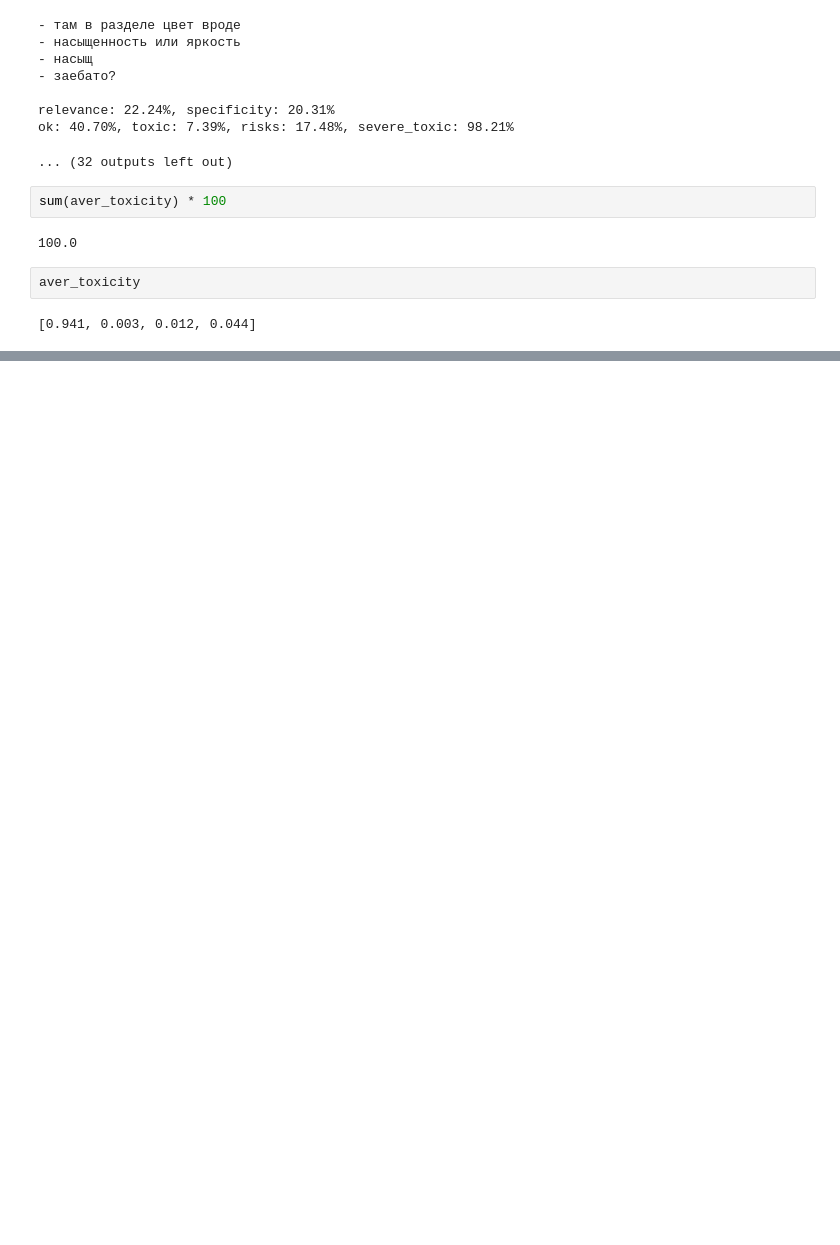
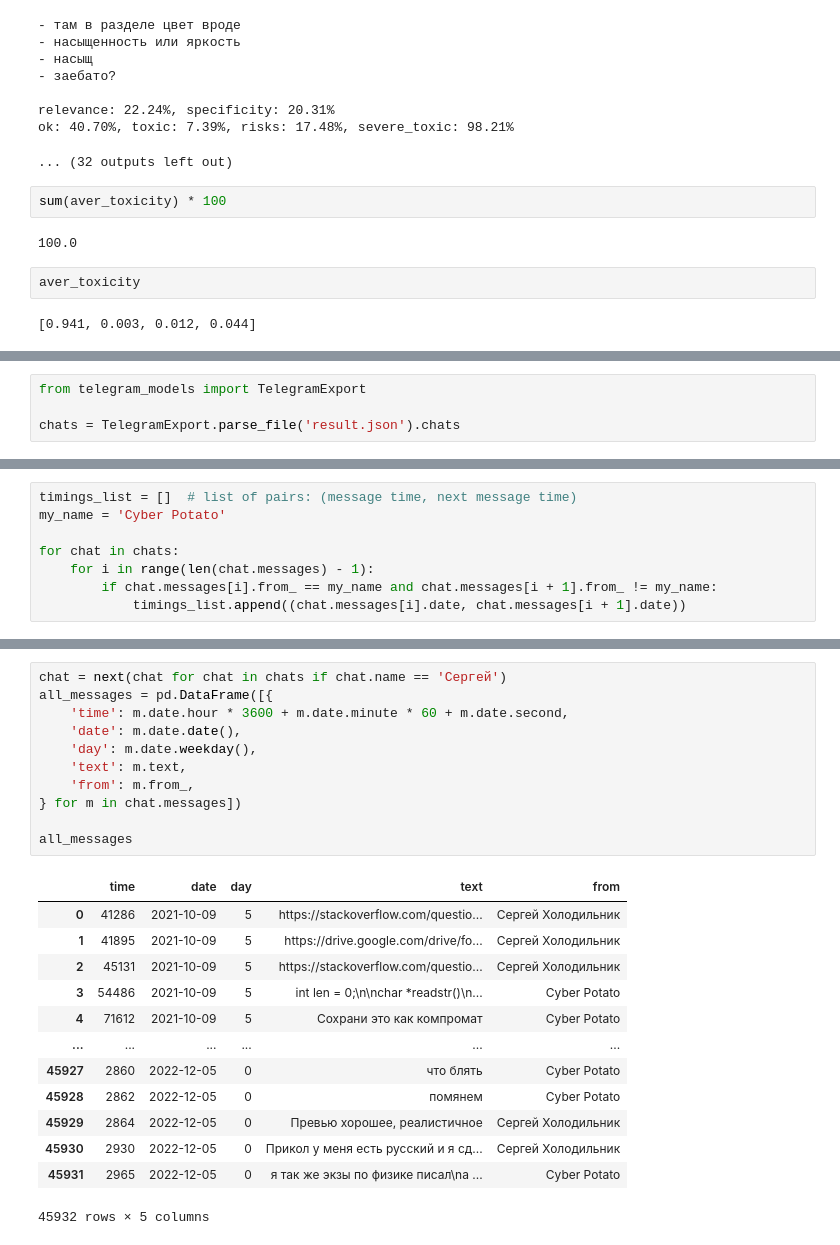
Before and after one commit to suai-ai/dialog-parser, a Jupyter notebook: dataset_gen.ipynb, the cells around one changed output, grey strips where cells are left out. Cells and saved outputs as stored; diff of their text form; blank space fills up the shorter version.

```diff
--- a/dataset_gen.ipynb
+++ b/dataset_gen.ipynb
@@ -311,0 +314,4 @@ aver_toxicity
+# %%
+from telegram_models import TelegramExport
+
+chats = TelegramExport.parse_file('result.json').chats
@@ -311,0 +333,8 @@ aver_toxicity
+# %%
+timings_list = []  # list of pairs: (message time, next message time)
+my_name = 'Cyber Potato'
+
+for chat in chats:
+    for i in range(len(chat.messages) - 1):
+        if chat.messages[i].from_ == my_name and chat.messages[i + 1].from_ != my_name:
+            timings_list.append((chat.messages[i].date, chat.messages[i + 1].date))
@@ -311,0 +385,25 @@ aver_toxicity
+# %%
+chat = next(chat for chat in chats if chat.name == 'Сергей')
+all_messages = pd.DataFrame([{
+    'time': m.date.hour * 3600 + m.date.minute * 60 + m.date.second,
+    'date': m.date.date(),
+    'day': m.date.weekday(),
+    'text': m.text,
+    'from': m.from_,
+} for m in chat.messages])
+
+all_messages
+# %% [output]
+|  | time | date | day | text | from |
+| 0 | 41286 | 2021-10-09 | 5 | https://stackoverflow.com/questio... | Сергей Холодильник |
+| 1 | 41895 | 2021-10-09 | 5 | https://drive.google.com/drive/fo... | Сергей Холодильник |
+| 2 | 45131 | 2021-10-09 | 5 | https://stackoverflow.com/questio... | Сергей Холодильник |
+| 3 | 54486 | 2021-10-09 | 5 | int len = 0;\n\nchar *readstr()\n... | Cyber Potato |
+| 4 | 71612 | 2021-10-09 | 5 | Сохрани это как компромат | Cyber Potato |
+| ... | ... | ... | ... | ... | ... |
+| 45927 | 2860 | 2022-12-05 | 0 | что блять | Cyber Potato |
+| 45928 | 2862 | 2022-12-05 | 0 | помянем | Cyber Potato |
+| 45929 | 2864 | 2022-12-05 | 0 | Превью хорошее, реалистичное | Сергей Холодильник |
+| 45930 | 2930 | 2022-12-05 | 0 | Прикол у меня есть русский и я сд... | Сергей Холодильник |
+| 45931 | 2965 | 2022-12-05 | 0 | я так же экзы по физике писал\nа ... | Cyber Potato |
+45932 rows × 5 columns
```
Also changed, not shown: parts of 5 cells of this notebook, 3 other files.
